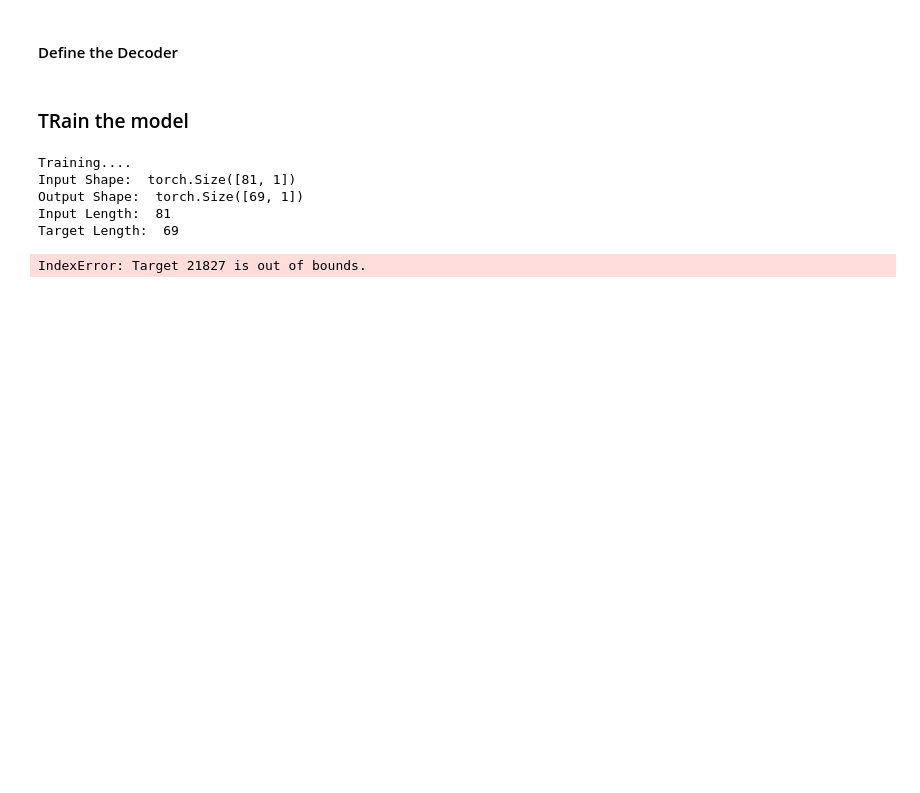
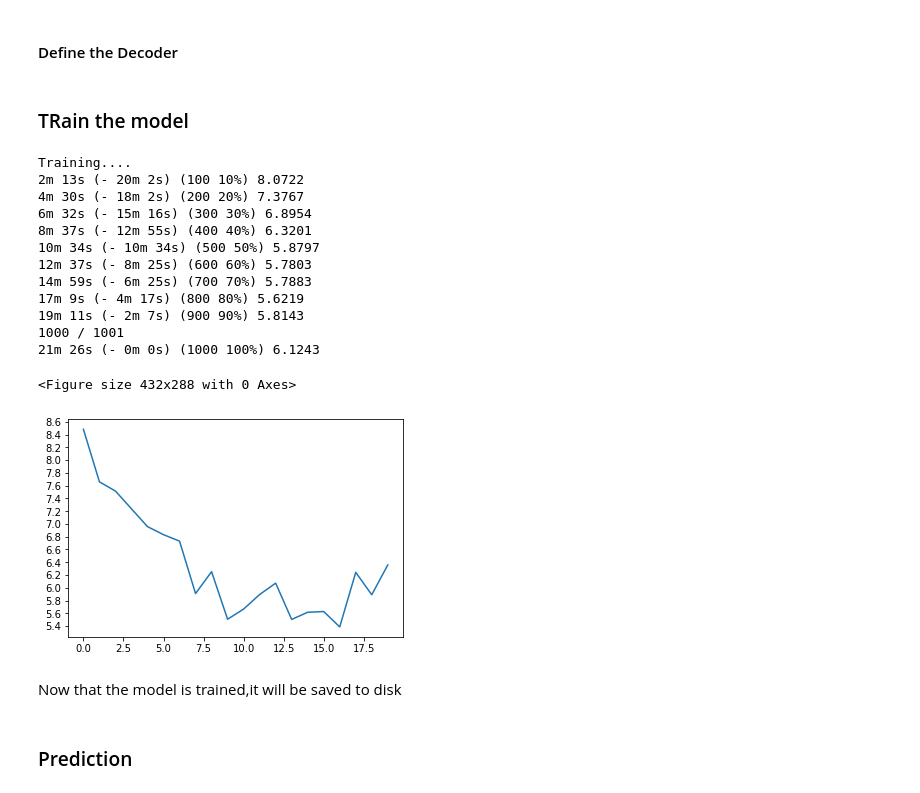
Before and after one commit to edumunozsala/MLE_Capstone_Text_Summarization, a Jupyter notebook: seq2seq_text_summarizer/seq2seq_attn_summarizer.ipynb, the cells around one changed output. Cells and saved outputs as stored; diff of their text form; code cells hidden in the pictures; blank space fills up the shorter version.

```diff
--- a/seq2seq_text_summarizer/seq2seq_attn_summarizer.ipynb
+++ b/seq2seq_text_summarizer/seq2seq_attn_summarizer.ipynb
@@ -174,0 +183,3 @@ dataset['summary']=clean_text(dataset['summary'])
+# %%
+train_data, val_data, train_target, val_target = train_test_split(dataset['list_sentences'].values, dataset['list_summary'].values,
+                                                                  test_size=0.15, random_state=0)
@@ -278,13 +282,19 @@ dataset['list_summary'] = split_sentences(dataset['summary'].values)
 # %%
 #Load the Glove embeddings
-data= dataset['list_sentences'].values
-data_sum= dataset['list_summary'].values
+#data= dataset['list_sentences'].values
+#data_sum= dataset['list_summary'].values
+#data= dataset['list_sentences'].values
+#data_sum= dataset['list_summary'].values
+
 #print(data)
 vocab_text = Vocabulary('text')
-vocab_text.fit(data)
+vocab_text.fit(train_data)
+#print(len(vocab_text.word2index))
+#vocab_text.fit(data_sum)
+#print(len(vocab_text.word2index))
 
 vocab_summary = Vocabulary('summary')
-vocab_summary.fit(data_sum)
+vocab_summary.fit(train_target)
 # %%
 len(vocab_summary.word2index),len(vocab_text.word2index)
 # %% [output]
@@ -314,12 +324,11 @@ np.sum(da)
 # %%
 #Load the Glove embeddings
-data = dataset['list_sentences'].values
-data_sum= dataset['list_summary'].values
-
+#data = dataset['list_sentences'].values
+#data_sum= dataset['list_summary'].values
 #data_sum= dataset['list_summary'].values[:1]
 
-inputs=vocab_text.transform(data)
-outputs=vocab_text.transform(data_sum)
+inputs=vocab_text.transform(train_data)
+outputs=vocab_summary.transform(train_target)
 # %%
 max([len(ip) for ip in inputs])
 # %% [output]
@@ -552,13 +567,23 @@ def trainIters(inputs, targets, encoder, decoder, n_iters, print_every=1000, plo
 # %%
 hidden_size = 50
 encoder1 = EncoderRNN(vocab_text.n_words, hidden_size).to(device)
 attn_decoder1 = AttnDecoderRNN(hidden_size, vocab_summary.n_words, dropout_p=0.1, max_length=5000).to(device)
 
-trainIters(inputs, outputs, encoder1, attn_decoder1, 10,  print_every=1, plot_every=5, max_length=5000)
+trainIters(inputs, outputs, encoder1, attn_decoder1, 1000,  print_every=100, plot_every=50, max_length=5000)
 # %% [output]
 Training....
-Input Shape:  torch.Size([81, 1])
-Output Shape:  torch.Size([69, 1])
-Input Length:  81
-Target Length:  69
+2m 13s (- 20m 2s) (100 10%) 8.0722
+4m 30s (- 18m 2s) (200 20%) 7.3767
+6m 32s (- 15m 16s) (300 30%) 6.8954
+8m 37s (- 12m 55s) (400 40%) 6.3201
+10m 34s (- 10m 34s) (500 50%) 5.8797
+12m 37s (- 8m 25s) (600 60%) 5.7803
+14m 59s (- 6m 25s) (700 70%) 5.7883
+17m 9s (- 4m 17s) (800 80%) 5.6219
+19m 11s (- 2m 7s) (900 90%) 5.8143
+1000 / 1001
+21m 26s (- 0m 0s) (1000 100%) 6.1243
-IndexError: Target 21827 is out of bounds.
+<Figure size 432x288 with 0 Axes>
+[figure, added]
+# %% [markdown]
+Now that the model is trained,it will be saved to disk
@@ -564,0 +593,2 @@ IndexError: Target 21827 is out of bounds.
+# %% [markdown]
+### Prediction
```
Also changed, not shown: parts of 17 cells of this notebook.
